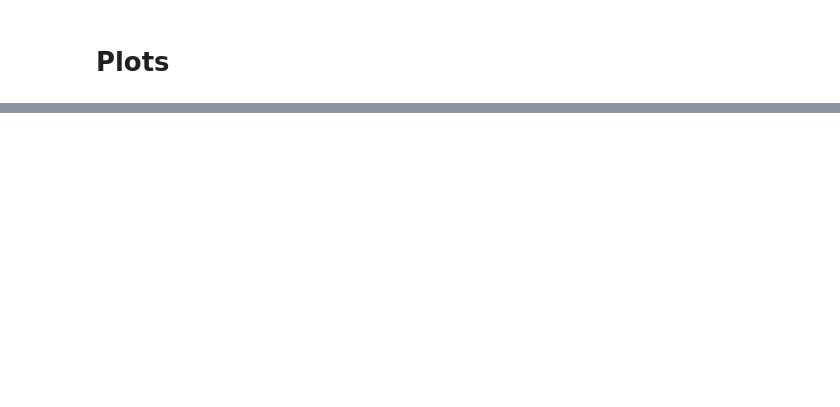
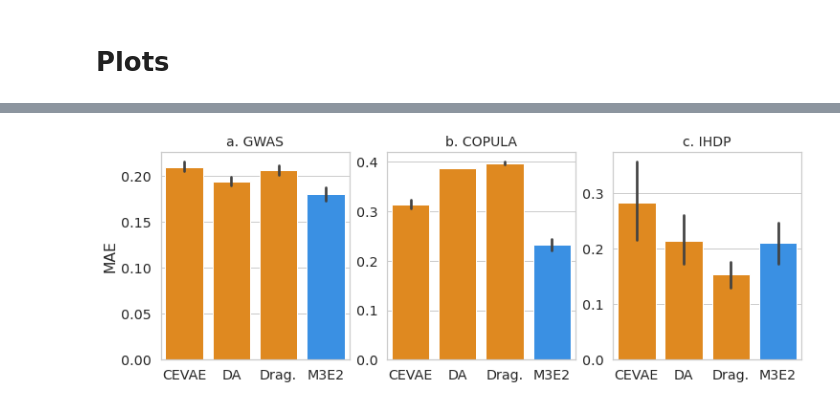
Before and after one commit to raquelaoki/M3E2, a Jupyter notebook: M3E2_plots.ipynb, the cells around one changed output, grey strips where cells are left out. Drawn from its saved outputs; the diff is of its cells as text; code cells hidden in the pictures; blank space fills up the shorter version.

```diff
--- a/M3E2_plots.ipynb
+++ b/M3E2_plots.ipynb
@@ -41,0 +200,11 @@ listfile
+# %%
+#bd_ihdp = pd.read_csv('/content/output/output_ihdp_config3a_filter.csv',index_col=None).iloc[:, 1:]
+bd_ihdp = pd.read_csv('/content/output/output_ihdp_config3a.csv',index_col=None).iloc[:, 1:]
+bd_ihdp['type'] = 'baseline'
+bd_ihdp['type'][bd_ihdp['Method']=='M3E2'] = 'proposed'
+bd_ihdp=bd_ihdp[bd_ihdp['Method']!='TrueTreat']
+bd_ihdp=bd_ihdp[bd_ihdp['MAE']<1]
+bd_ihdp.reset_index(drop=True,inplace=True)
+bd_ihdp['Method'] = bd_ihdp['Method'].str.replace("Dragonnet",'Drag.')
+bd_ihdp = bd_ihdp[bd_ihdp['seed_data']!=9]
+bd_ihdp.head(10)
@@ -41,0 +232,34 @@ listfile
+# %%
+#Overall
+colors = ['#FF8C00','#1e90ff','#708090']
+order = ['CEVAE','DA','Drag.','M3E2']
+sns.set(font_scale=1.3)
+sns.set_style("whitegrid")
+
+fig, ((ax0,ax1, ax2)) = plt.subplots(ncols=3, nrows=1, figsize = [12,4]) #)
+
+#GWAS
+sns.barplot(ax=ax0, x=bd_gwas['Method'], y=bd_gwas['MAE'],palette=sns.color_palette(colors),
+            hue=bd_gwas['type'],dodge=False, order=order)
+ax0.set(xlabel='', ylabel='MAE')
+ax0.set_title('a. GWAS',fontsize=14)
+ax0.legend([],[], frameon=False)
+
+#COPULA
+sns.barplot(ax=ax1, x=bd_copula['Method'], y=bd_copula['MAE'],palette=sns.color_palette(colors),
+            hue=bd_copula['type'],dodge=False, order=order)
+ax1.set(xlabel='', ylabel='')
+ax1.set_title('b. COPULA',fontsize=14)
+ax1.legend([],[], frameon=False)
+plt.savefig('mae_average.png', dpi=300, bbox_inches='tight')
+
+
+#IHDP
+sns.barplot(ax=ax2, x=bd_ihdp['Method'], y=bd_ihdp['MAE'],palette=sns.color_palette(colors),
+            hue=bd_ihdp['type'],dodge=False, order=order)
+ax2.set(xlabel='', ylabel='')
+ax2.set_title('c. IHDP',fontsize=14)
+ax2.legend([],[], frameon=False)
+plt.savefig('mae_average.png', dpi=300, bbox_inches='tight')
+# %% [output]
+[figure, added]
```
Also changed, not shown: parts of 19 cells of this notebook, 6 other files.
